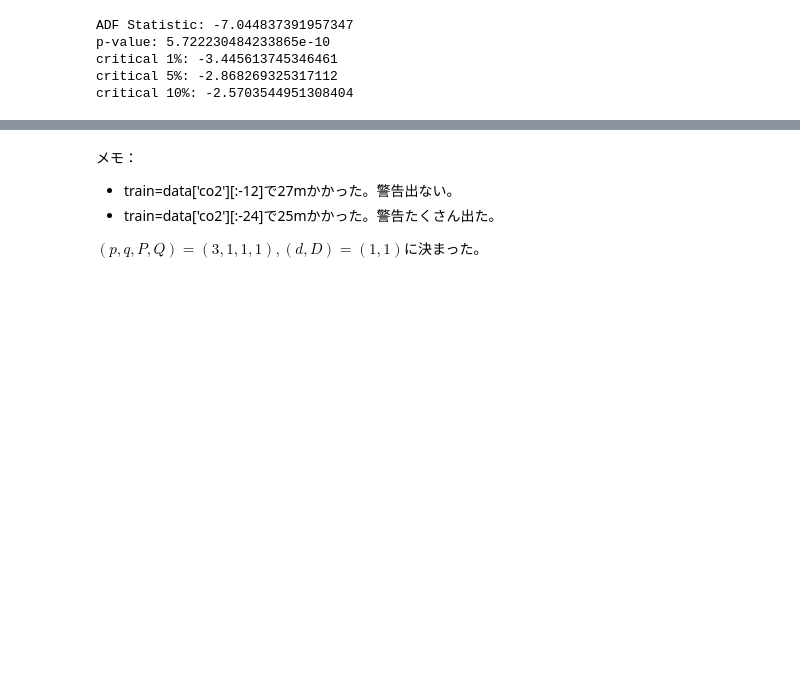
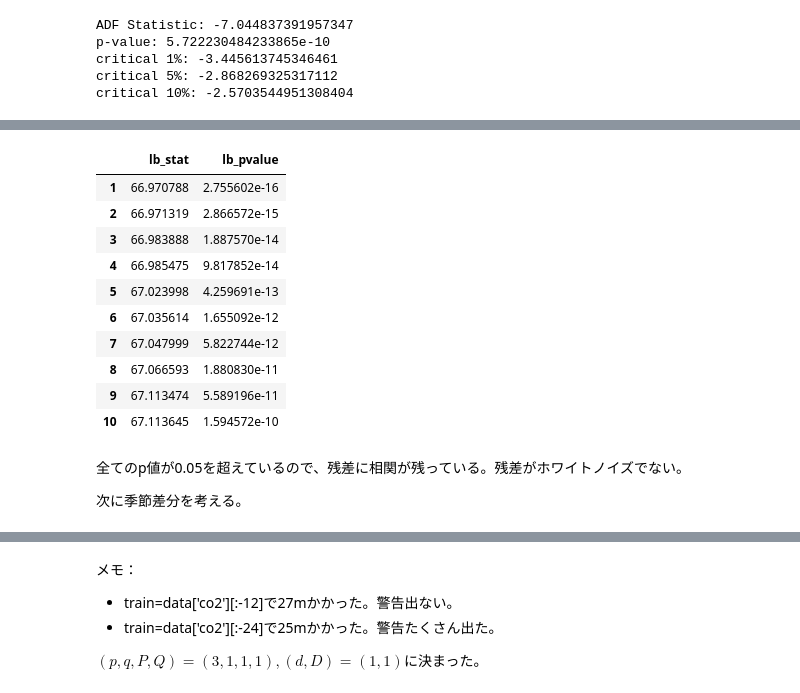
Before and after one commit to cct-blog/cct-seiya-kumada, a Jupyter notebook: sarima/src/main.ipynb, the cells around one changed output, grey strips where cells are left out. Drawn from its saved outputs; the diff is of its cells as text; code cells hidden in the pictures; blank space fills up the shorter version.

```diff
--- a/sarima/src/main.ipynb
+++ b/sarima/src/main.ipynb
@@ -198,0 +382,4 @@ p値は0.05以下だが、ADF統計量が大きな負の数でない。次に、
+# %%
+ARIMA_model = SARIMAX(train, order=(10, d, 12), simple_differencing=False)
+ARIMA_model_fit = ARIMA_model.fit(disp=False)
+print(ARIMA_model_fit.summary()) # type:ignore
@@ -199,3 +404,24 @@ p値は0.05以下だが、ADF統計量が大きな負の数でない。次に、
+# %%
+from statsmodels.stats.diagnostic import acorr_ljungbox
+residuals = ARIMA_model_fit.resid # type: ignore
+result_df = acorr_ljungbox(residuals, np.arange(1, 11, 1))
+result_df
+# %% [output]
+|  | lb_stat | lb_pvalue |
+| 1 | 66.970788 | 2.755602e-16 |
+| 2 | 66.971319 | 2.866572e-15 |
+| 3 | 66.983888 | 1.887570e-14 |
+| 4 | 66.985475 | 9.817852e-14 |
+| 5 | 67.023998 | 4.259691e-13 |
+| 6 | 67.035614 | 1.655092e-12 |
+| 7 | 67.047999 | 5.822744e-12 |
+| 8 | 67.066593 | 1.880830e-11 |
+| 9 | 67.113474 | 5.589196e-11 |
+| 10 | 67.113645 | 1.594572e-10 |
+# %% [markdown]
+全てのp値が0.05を超えているので、残差に相関が残っている。残差がホワイトノイズでない。
+
+次に季節差分を考える。
 # %%
 df_diff_seasonal_diff = np.diff(df_diff, n=12)
 ad_fuller_result = adfuller(df_diff_seasonal_diff)
```
Also changed, not shown: parts of 23 cells of this notebook.
